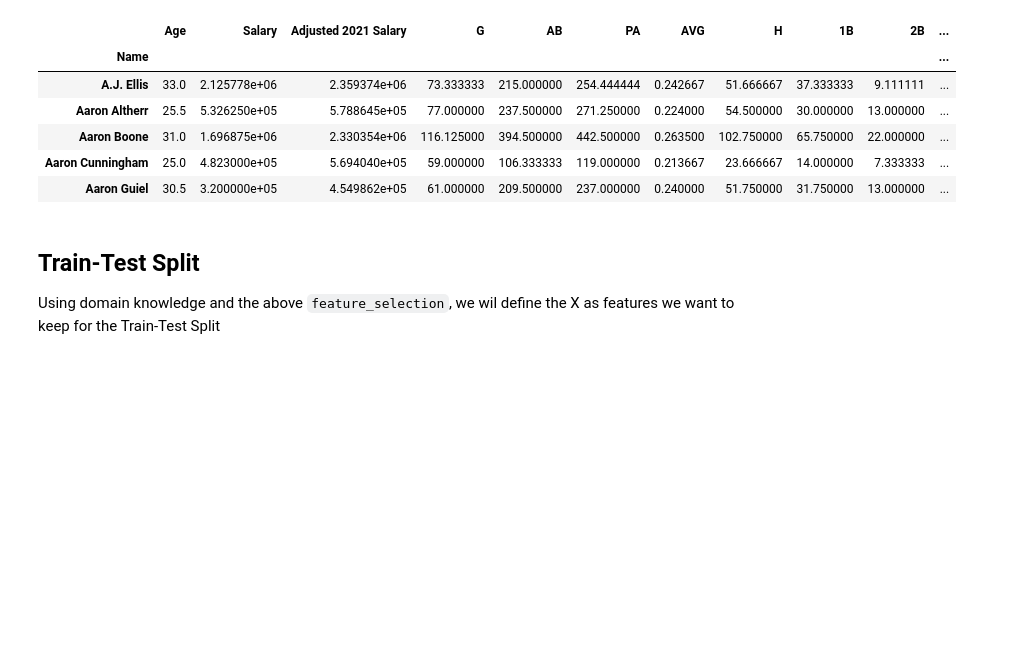
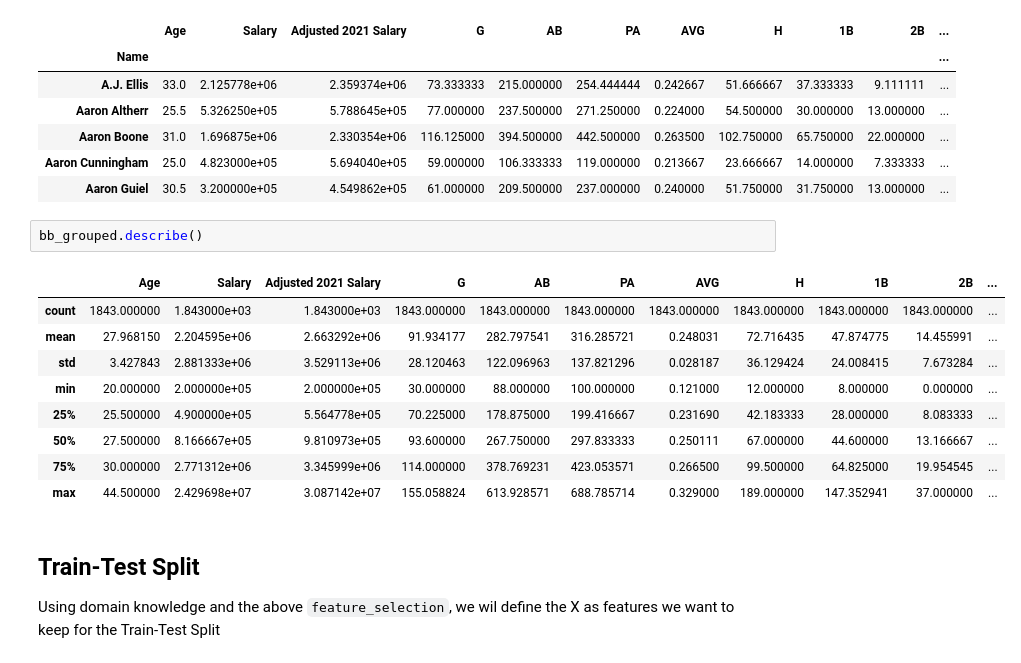
Before and after one commit to eric8395/baseball-analytics, a Jupyter notebook: Modeling Notebooks/Modeling - Batting Basic.ipynb, the cells around one changed output. Cells and saved outputs as stored; diff of their text form; blank space fills up the shorter version.

```diff
--- a/Modeling Notebooks/Modeling - Batting Basic.ipynb
+++ b/Modeling Notebooks/Modeling - Batting Basic.ipynb
@@ -200,6 +200,18 @@ bb_grouped.head()
 | Aaron Boone | 31.0 | 1.696875e+06 | 2.330354e+06 | 116.125000 | 394.500000 | 442.500000 | 0.263500 | 102.750000 | 65.750000 | 22.000000 | ... |
 | Aaron Cunningham | 25.0 | 4.823000e+05 | 5.694040e+05 | 59.000000 | 106.333333 | 119.000000 | 0.213667 | 23.666667 | 14.000000 | 7.333333 | ... |
 | Aaron Guiel | 30.5 | 3.200000e+05 | 4.549862e+05 | 61.000000 | 209.500000 | 237.000000 | 0.240000 | 51.750000 | 31.750000 | 13.000000 | ... |
+# %%
+bb_grouped.describe()
+# %% [output]
+|  | Age | Salary | Adjusted 2021 Salary | G | AB | PA | AVG | H | 1B | 2B | ... |
+| count | 1843.000000 | 1.843000e+03 | 1.843000e+03 | 1843.000000 | 1843.000000 | 1843.000000 | 1843.000000 | 1843.000000 | 1843.000000 | 1843.000000 | ... |
+| mean | 27.968150 | 2.204595e+06 | 2.663292e+06 | 91.934177 | 282.797541 | 316.285721 | 0.248031 | 72.716435 | 47.874775 | 14.455991 | ... |
+| std | 3.427843 | 2.881333e+06 | 3.529113e+06 | 28.120463 | 122.096963 | 137.821296 | 0.028187 | 36.129424 | 24.008415 | 7.673284 | ... |
+| min | 20.000000 | 2.000000e+05 | 2.000000e+05 | 30.000000 | 88.000000 | 100.000000 | 0.121000 | 12.000000 | 8.000000 | 0.000000 | ... |
+| 25% | 25.500000 | 4.900000e+05 | 5.564778e+05 | 70.225000 | 178.875000 | 199.416667 | 0.231690 | 42.183333 | 28.000000 | 8.083333 | ... |
+| 50% | 27.500000 | 8.166667e+05 | 9.810973e+05 | 93.600000 | 267.750000 | 297.833333 | 0.250111 | 67.000000 | 44.600000 | 13.166667 | ... |
+| 75% | 30.000000 | 2.771312e+06 | 3.345999e+06 | 114.000000 | 378.769231 | 423.053571 | 0.266500 | 99.500000 | 64.825000 | 19.954545 | ... |
+| max | 44.500000 | 2.429698e+07 | 3.087142e+07 | 155.058824 | 613.928571 | 688.785714 | 0.329000 | 189.000000 | 147.352941 | 37.000000 | ... |
 # %% [markdown]
 ## Train-Test Split
 
```
Also changed, not shown: 3 other files.
